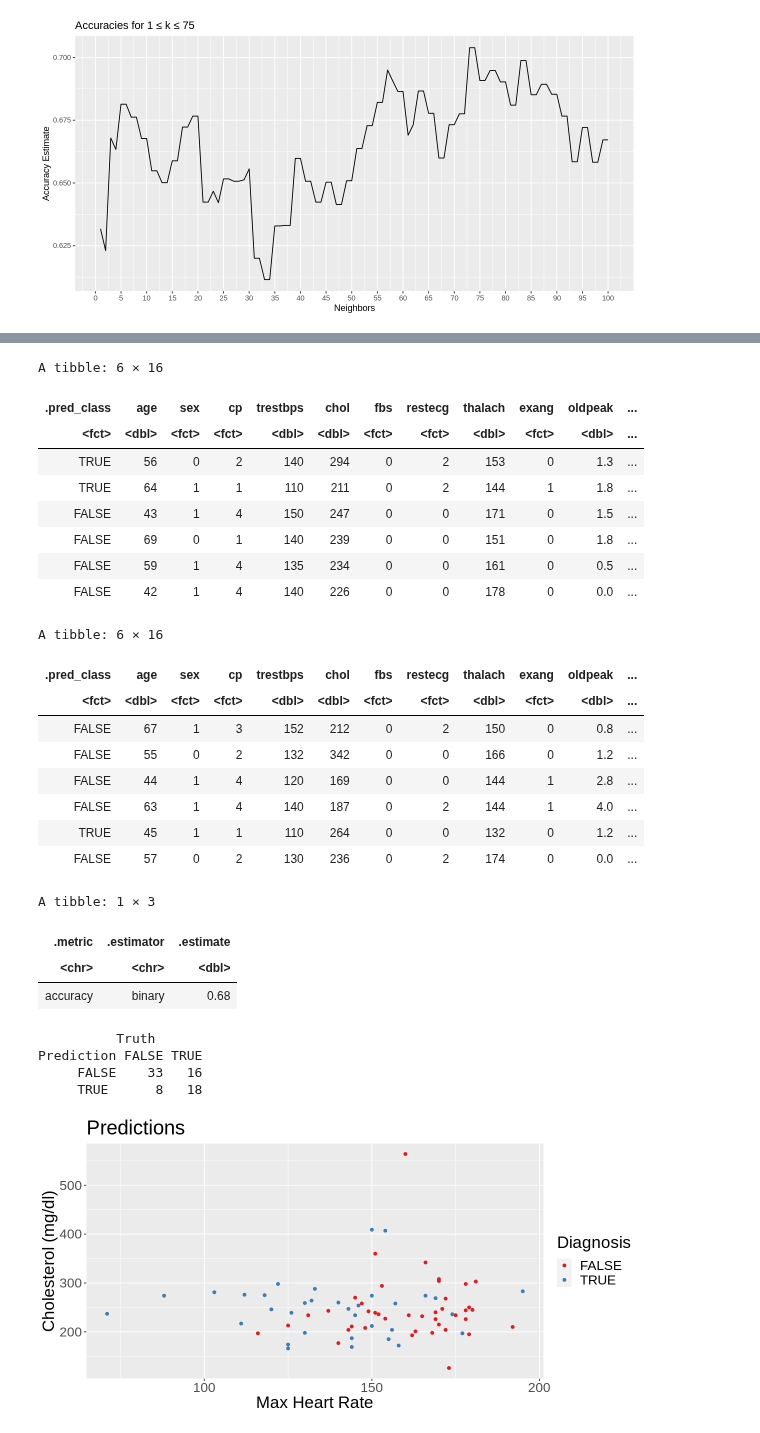
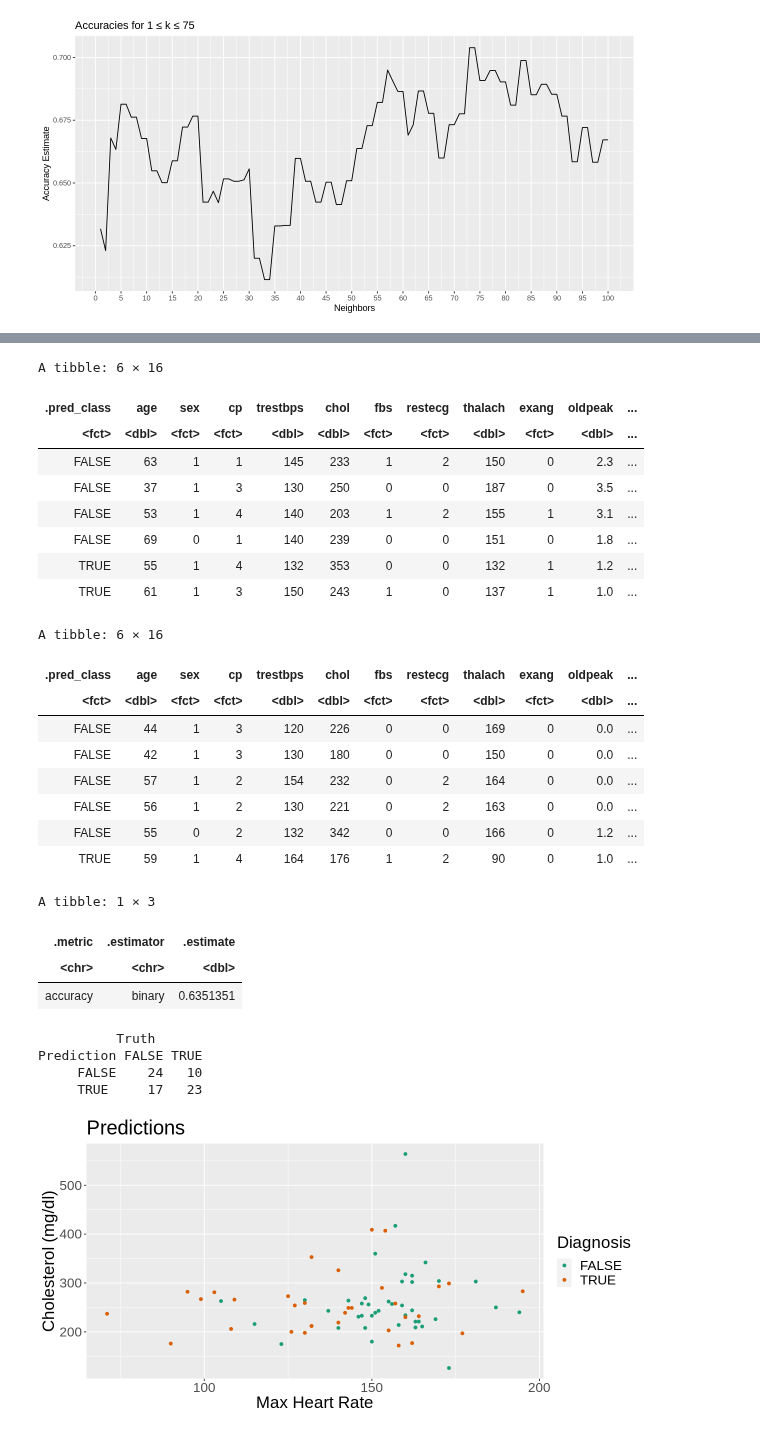
Before and after one commit to Agamchawla/group-29-project, a Jupyter notebook: group_29_project_report.ipynb, the cells around one changed output, grey strips where cells are left out. Saved outputs shown, nothing was run; the diff lists cells and outputs as text; code cells hidden in the pictures.

```diff
--- a/group_29_project_report.ipynb
+++ b/group_29_project_report.ipynb
@@ -305,45 +304,45 @@ metrics<- predictions %>%
     filter(.metric == "accuracy")
 metrics
 
 #confusion matrix, identifies the areas the model is weak at classifying
 conf_mat<- predictions %>%
     conf_mat(truth = diag, estimate = .pred_class)
 conf_mat
 
 #visualizing results
 
 plot_results <- ggplot(predictions, aes(x = thalach, y = chol, color = diag)) +
                  geom_point() +
                  labs(x = "Max Heart Rate", y = "Cholesterol (mg/dl)", color = "Diagnosis") +
                  ggtitle("Predictions")+
-                 scale_color_brewer(palette = "Set1")+
+                 scale_color_brewer(palette = "Dark2")+
                  theme(text = element_text(size = 20))
 plot_results
 # %% [output]
 A tibble: 6 × 16
 | .pred_class | age | sex | cp | trestbps | chol | fbs | restecg | thalach | exang | oldpeak | ... |
 | <fct> | <dbl> | <fct> | <fct> | <dbl> | <dbl> | <fct> | <fct> | <dbl> | <fct> | <dbl> | ... |
-| TRUE | 56 | 0 | 2 | 140 | 294 | 0 | 2 | 153 | 0 | 1.3 | ... |
-| TRUE | 64 | 1 | 1 | 110 | 211 | 0 | 2 | 144 | 1 | 1.8 | ... |
-| FALSE | 43 | 1 | 4 | 150 | 247 | 0 | 0 | 171 | 0 | 1.5 | ... |
+| FALSE | 63 | 1 | 1 | 145 | 233 | 1 | 2 | 150 | 0 | 2.3 | ... |
+| FALSE | 37 | 1 | 3 | 130 | 250 | 0 | 0 | 187 | 0 | 3.5 | ... |
+| FALSE | 53 | 1 | 4 | 140 | 203 | 1 | 2 | 155 | 1 | 3.1 | ... |
 | FALSE | 69 | 0 | 1 | 140 | 239 | 0 | 0 | 151 | 0 | 1.8 | ... |
-| FALSE | 59 | 1 | 4 | 135 | 234 | 0 | 0 | 161 | 0 | 0.5 | ... |
-| FALSE | 42 | 1 | 4 | 140 | 226 | 0 | 0 | 178 | 0 | 0.0 | ... |
+| TRUE | 55 | 1 | 4 | 132 | 353 | 0 | 0 | 132 | 1 | 1.2 | ... |
+| TRUE | 61 | 1 | 3 | 150 | 243 | 1 | 0 | 137 | 1 | 1.0 | ... |
 A tibble: 6 × 16
 | .pred_class | age | sex | cp | trestbps | chol | fbs | restecg | thalach | exang | oldpeak | ... |
 | <fct> | <dbl> | <fct> | <fct> | <dbl> | <dbl> | <fct> | <fct> | <dbl> | <fct> | <dbl> | ... |
-| FALSE | 67 | 1 | 3 | 152 | 212 | 0 | 2 | 150 | 0 | 0.8 | ... |
+| FALSE | 44 | 1 | 3 | 120 | 226 | 0 | 0 | 169 | 0 | 0.0 | ... |
+| FALSE | 42 | 1 | 3 | 130 | 180 | 0 | 0 | 150 | 0 | 0.0 | ... |
+| FALSE | 57 | 1 | 2 | 154 | 232 | 0 | 2 | 164 | 0 | 0.0 | ... |
+| FALSE | 56 | 1 | 2 | 130 | 221 | 0 | 2 | 163 | 0 | 0.0 | ... |
 | FALSE | 55 | 0 | 2 | 132 | 342 | 0 | 0 | 166 | 0 | 1.2 | ... |
-| FALSE | 44 | 1 | 4 | 120 | 169 | 0 | 0 | 144 | 1 | 2.8 | ... |
-| FALSE | 63 | 1 | 4 | 140 | 187 | 0 | 2 | 144 | 1 | 4.0 | ... |
-| TRUE | 45 | 1 | 1 | 110 | 264 | 0 | 0 | 132 | 0 | 1.2 | ... |
-| FALSE | 57 | 0 | 2 | 130 | 236 | 0 | 2 | 174 | 0 | 0.0 | ... |
+| TRUE | 59 | 1 | 4 | 164 | 176 | 1 | 2 | 90 | 0 | 1.0 | ... |
 A tibble: 1 × 3
 | .metric | .estimator | .estimate |
 | <chr> | <chr> | <dbl> |
-| accuracy | binary | 0.68 |
+| accuracy | binary | 0.6351351 |
           Truth
 Prediction FALSE TRUE
-     FALSE    33   16
-     TRUE      8   18
+     FALSE    24   10
+     TRUE     17   23
-[figure, old version]
+[figure, new version]
```
Also changed, not shown: parts of 11 cells of this notebook.
